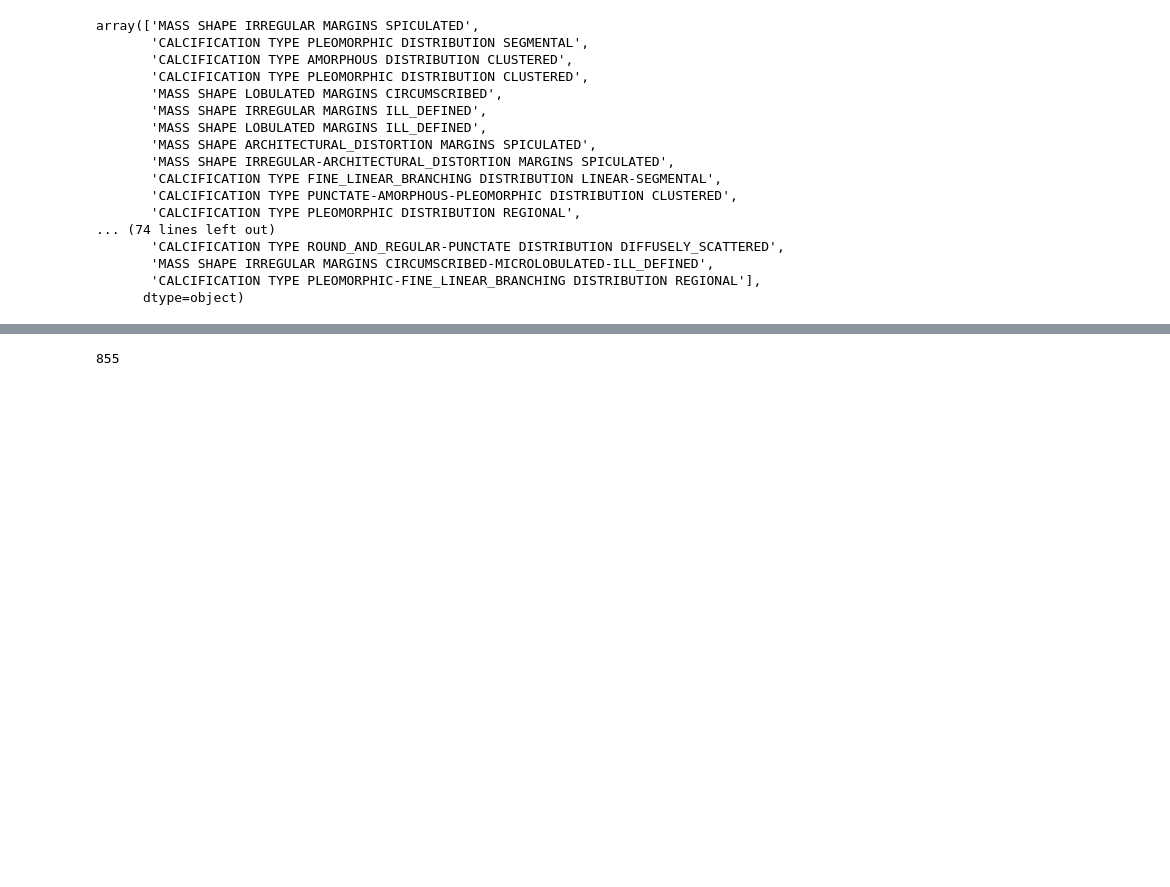
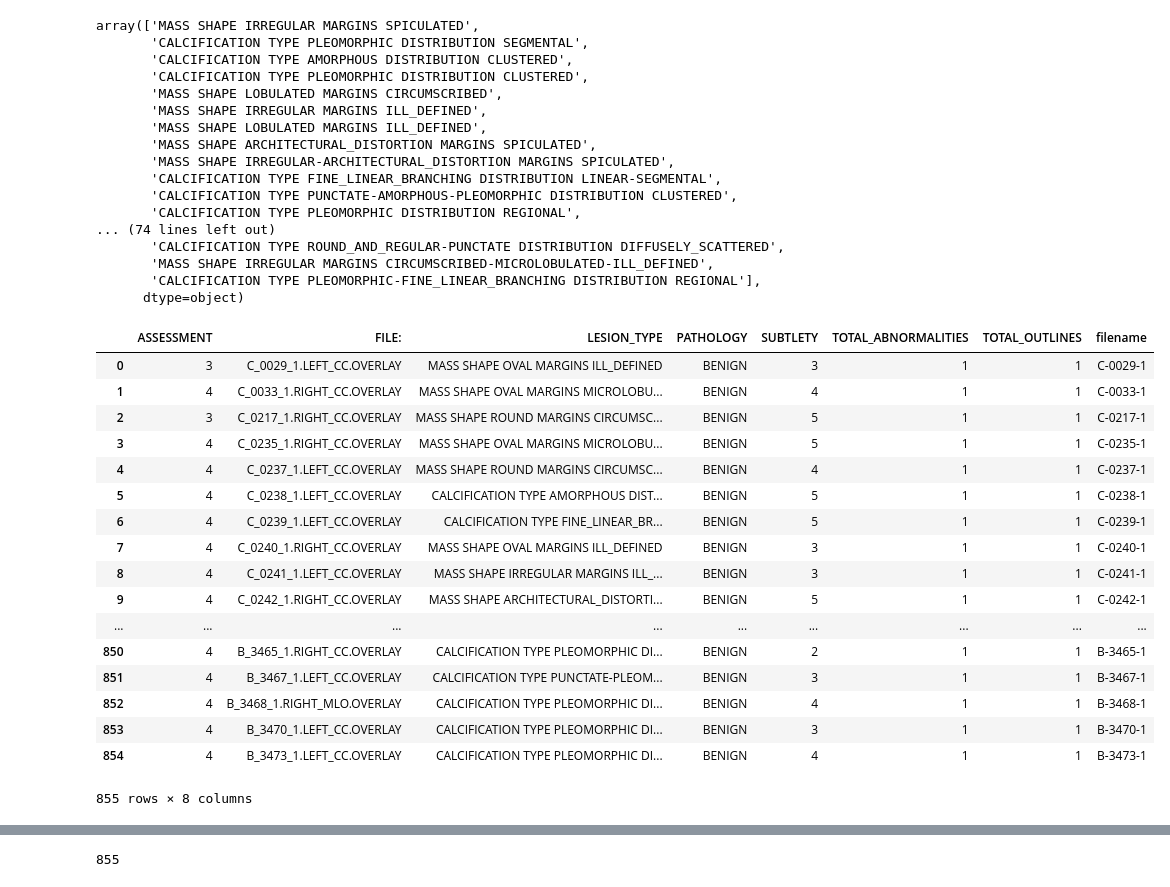
Before and after one commit to KMorozovska/DDSM_image_recognition, a Jupyter notebook: jupyter_notebooks/Statistics.ipynb, the cells around one changed output, grey strips where cells are left out. Saved outputs shown, nothing was run; the diff lists cells and outputs as text; code cells hidden in the pictures; blank space fills up the shorter version.

```diff
--- a/jupyter_notebooks/Statistics.ipynb
+++ b/jupyter_notebooks/Statistics.ipynb
@@ -118,3 +118,24 @@ array(['MASS SHAPE IRREGULAR MARGINS SPICULATED',
 # %%
 benigns_abnormalities_df['filename'] = benigns_abnormalities_df.apply(lambda row: row['FILE:'].split('.')[0].replace('_','-'), axis=1)
 cancers_abnormalities_df['filename'] = cancers_abnormalities_df.apply(lambda row: row['FILE:'].split('.')[0].replace('_','-'), axis=1)
+# %%
+benigns_abnormalities_df
+# %% [output]
+|  | ASSESSMENT | FILE: | LESION_TYPE | PATHOLOGY | SUBTLETY | TOTAL_ABNORMALITIES | TOTAL_OUTLINES | filename |
+| 0 | 3 | C_0029_1.LEFT_CC.OVERLAY | MASS SHAPE OVAL MARGINS ILL_DEFINED | BENIGN | 3 | 1 | 1 | C-0029-1 |
+| 1 | 4 | C_0033_1.RIGHT_CC.OVERLAY | MASS SHAPE OVAL MARGINS MICROLOBU... | BENIGN | 4 | 1 | 1 | C-0033-1 |
+| 2 | 3 | C_0217_1.RIGHT_CC.OVERLAY | MASS SHAPE ROUND MARGINS CIRCUMSC... | BENIGN | 5 | 1 | 1 | C-0217-1 |
+| 3 | 4 | C_0235_1.RIGHT_CC.OVERLAY | MASS SHAPE OVAL MARGINS MICROLOBU... | BENIGN | 5 | 1 | 1 | C-0235-1 |
+| 4 | 4 | C_0237_1.LEFT_CC.OVERLAY | MASS SHAPE ROUND MARGINS CIRCUMSC... | BENIGN | 4 | 1 | 1 | C-0237-1 |
+| 5 | 4 | C_0238_1.LEFT_CC.OVERLAY | CALCIFICATION TYPE AMORPHOUS DIST... | BENIGN | 5 | 1 | 1 | C-0238-1 |
+| 6 | 4 | C_0239_1.LEFT_CC.OVERLAY | CALCIFICATION TYPE FINE_LINEAR_BR... | BENIGN | 5 | 1 | 1 | C-0239-1 |
+| 7 | 4 | C_0240_1.RIGHT_CC.OVERLAY | MASS SHAPE OVAL MARGINS ILL_DEFINED | BENIGN | 3 | 1 | 1 | C-0240-1 |
+| 8 | 4 | C_0241_1.LEFT_CC.OVERLAY | MASS SHAPE IRREGULAR MARGINS ILL_... | BENIGN | 3 | 1 | 1 | C-0241-1 |
+| 9 | 4 | C_0242_1.RIGHT_CC.OVERLAY | MASS SHAPE ARCHITECTURAL_DISTORTI... | BENIGN | 5 | 1 | 1 | C-0242-1 |
+| ... | ... | ... | ... | ... | ... | ... | ... | ... |
+| 850 | 4 | B_3465_1.RIGHT_CC.OVERLAY | CALCIFICATION TYPE PLEOMORPHIC DI... | BENIGN | 2 | 1 | 1 | B-3465-1 |
+| 851 | 4 | B_3467_1.LEFT_CC.OVERLAY | CALCIFICATION TYPE PUNCTATE-PLEOM... | BENIGN | 3 | 1 | 1 | B-3467-1 |
+| 852 | 4 | B_3468_1.RIGHT_MLO.OVERLAY | CALCIFICATION TYPE PLEOMORPHIC DI... | BENIGN | 4 | 1 | 1 | B-3468-1 |
+| 853 | 4 | B_3470_1.LEFT_CC.OVERLAY | CALCIFICATION TYPE PLEOMORPHIC DI... | BENIGN | 3 | 1 | 1 | B-3470-1 |
+| 854 | 4 | B_3473_1.LEFT_CC.OVERLAY | CALCIFICATION TYPE PLEOMORPHIC DI... | BENIGN | 4 | 1 | 1 | B-3473-1 |
+855 rows × 8 columns
```
Also changed, not shown: parts of 1 cell of this notebook, 11 other files.
